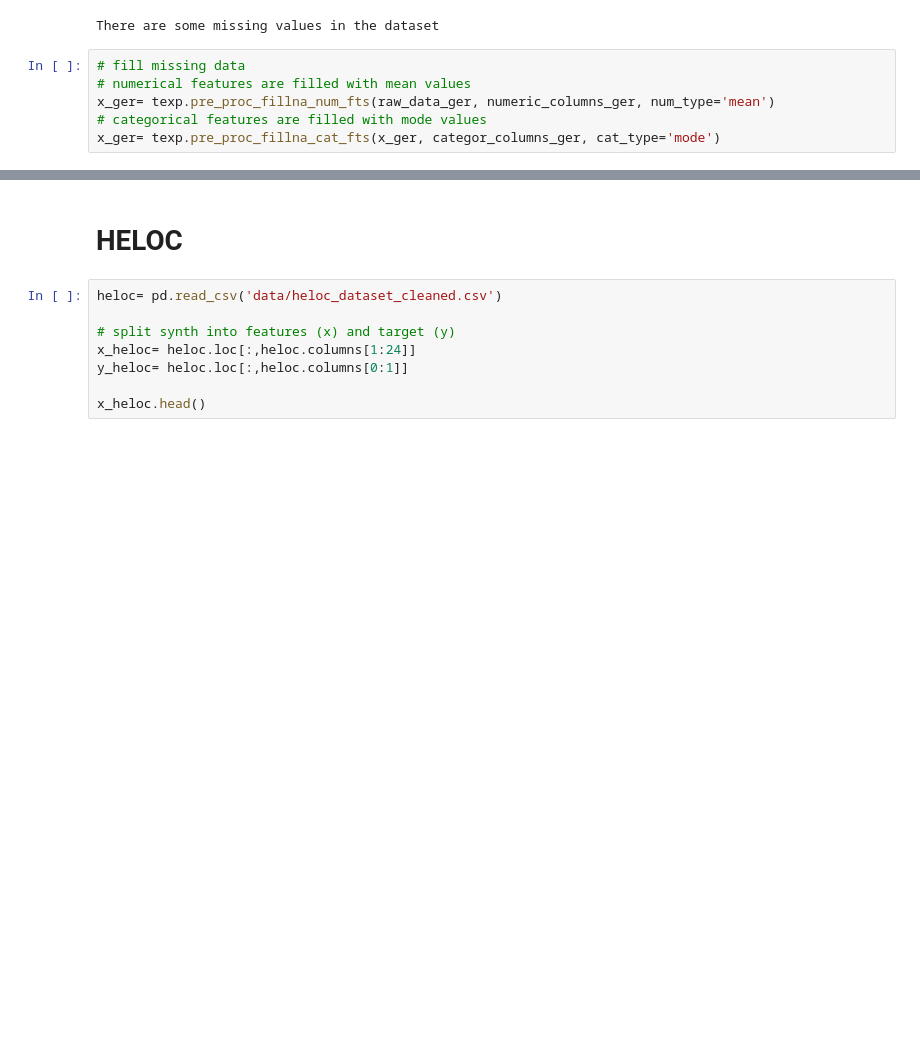
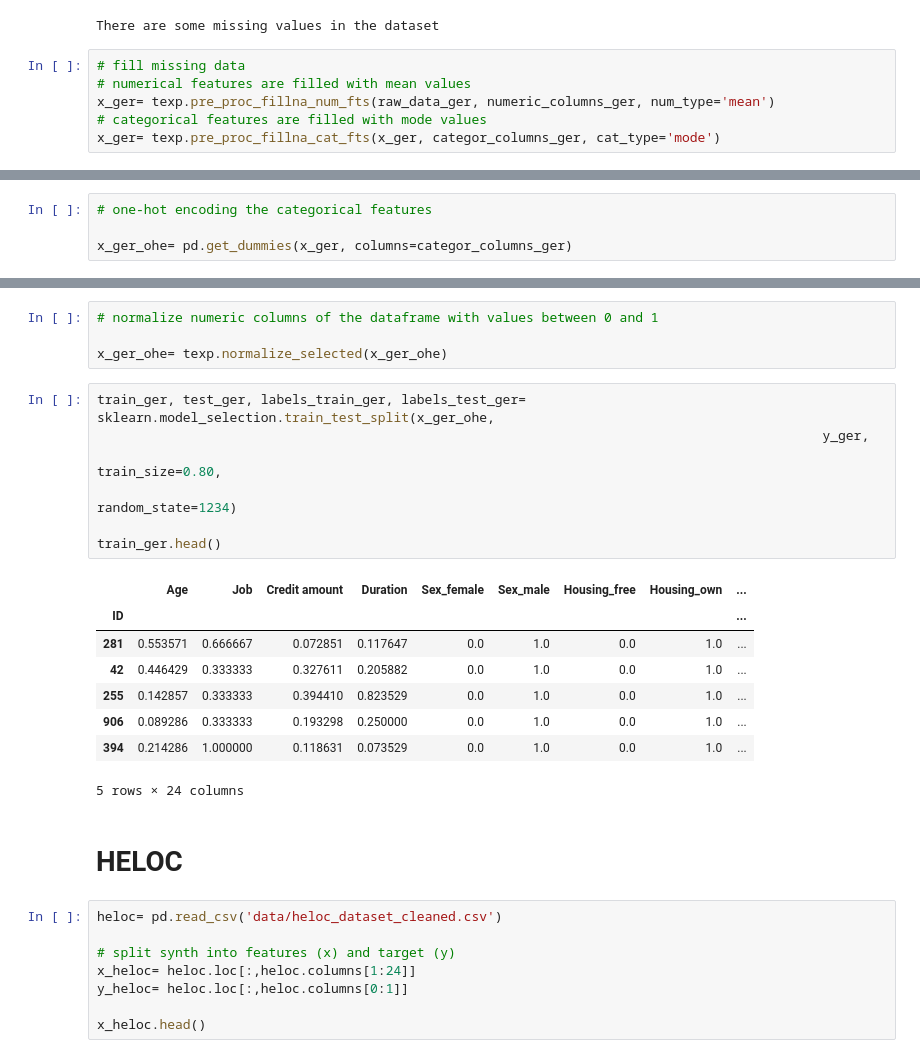
Before and after one commit to evortigosa/EXplainable_AI, a Jupyter notebook: XAI stability and agreement/data_processing.ipynb, the cells around one changed output, grey strips where cells are left out. Saved outputs shown, nothing was run; the diff lists cells and outputs as text; blank space fills up the shorter version.

```diff
--- a/XAI stability and agreement/data_processing.ipynb
+++ b/XAI stability and agreement/data_processing.ipynb
@@ -86,0 +85,4 @@ y_ger.head()
+# %%
+# one-hot encoding the categorical features
+
+x_ger_ohe= pd.get_dummies(x_ger, columns=categor_columns_ger)
@@ -87,3 +125,23 @@ y_ger.head()
+# %%
+# normalize numeric columns of the dataframe with values between 0 and 1
+
+x_ger_ohe= texp.normalize_selected(x_ger_ohe)
+# %%
+train_ger, test_ger, labels_train_ger, labels_test_ger= sklearn.model_selection.train_test_split(x_ger_ohe,
+                                                                                             y_ger,
+                                                                                             train_size=0.80,
+                                                                                             random_state=1234)
+
+train_ger.head()
+# %% [output]
+|  | Age | Job | Credit amount | Duration | Sex_female | Sex_male | Housing_free | Housing_own | ... |
+| ID |  |  |  |  |  |  |  |  | ... |
+| 281 | 0.553571 | 0.666667 | 0.072851 | 0.117647 | 0.0 | 1.0 | 0.0 | 1.0 | ... |
+| 42 | 0.446429 | 0.333333 | 0.327611 | 0.205882 | 0.0 | 1.0 | 0.0 | 1.0 | ... |
+| 255 | 0.142857 | 0.333333 | 0.394410 | 0.823529 | 0.0 | 1.0 | 0.0 | 1.0 | ... |
+| 906 | 0.089286 | 0.333333 | 0.193298 | 0.250000 | 0.0 | 1.0 | 0.0 | 1.0 | ... |
+| 394 | 0.214286 | 1.000000 | 0.118631 | 0.073529 | 0.0 | 1.0 | 0.0 | 1.0 | ... |
+5 rows × 24 columns
 # %% [markdown]
 # HELOC
 # %%
```
Also changed, not shown: parts of 11 cells of this notebook.
